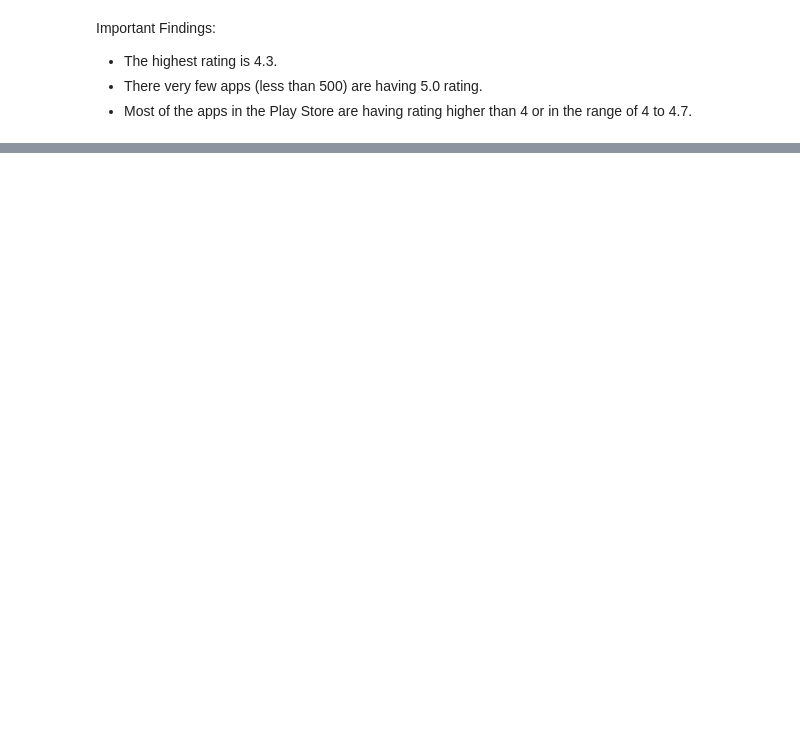
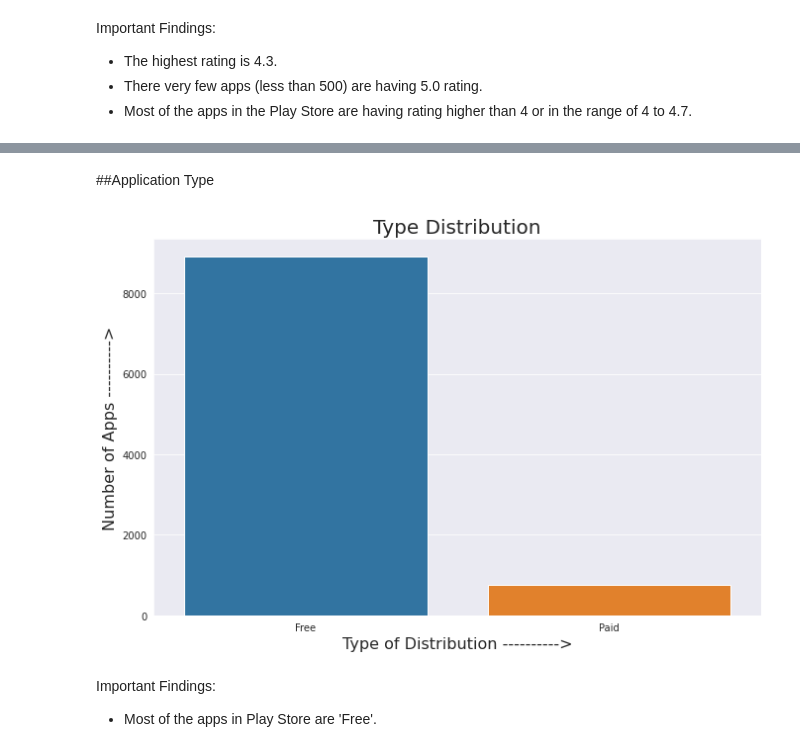
Before and after one commit to anupstar100/Google-Play-Store-App-Review-EDA-, a Jupyter notebook: Play_Store_App_Review_Analysis_Capstone_Project.ipynb, the cells around one changed output, grey strips where cells are left out. Cells and saved outputs as stored; diff of their text form; code cells hidden in the pictures; blank space fills up the shorter version.

```diff
--- a/Play_Store_App_Review_Analysis_Capstone_Project.ipynb
+++ b/Play_Store_App_Review_Analysis_Capstone_Project.ipynb
@@ -584,0 +582,18 @@ Text(0.5, 1.0, 'Reviews Per Rating')
+# %% [markdown]
+##Application Type
+# %%
+# APPLICATION TYPE DISTRIBUTION - FREE V/S PAID
+
+plt.figure(figsize = (11, 7))
+sns.countplot(apps_df['Type'])
+
+plt.title('Type Distribution', size = 20)
+plt.xlabel('Type of Distribution ---------->', size = 16)
+plt.ylabel('Number of Apps ---------->', size = 16)
+
+plt.show()
+# %% [output]
+[figure, added]
+# %% [markdown]
+Important Findings:
+*  Most of the apps in Play Store are 'Free'.
```
Also changed, not shown: parts of 17 cells of this notebook.
